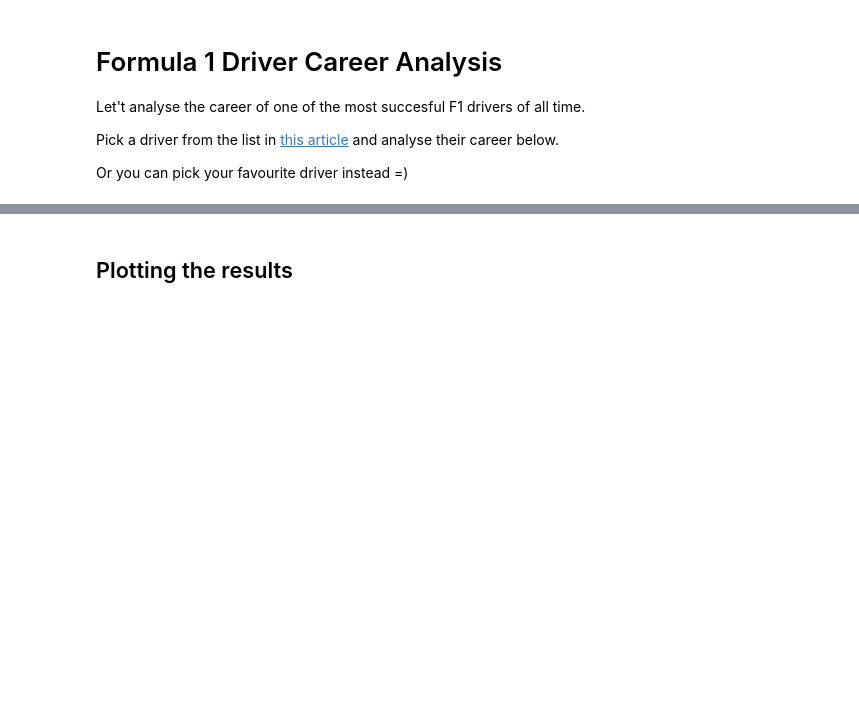
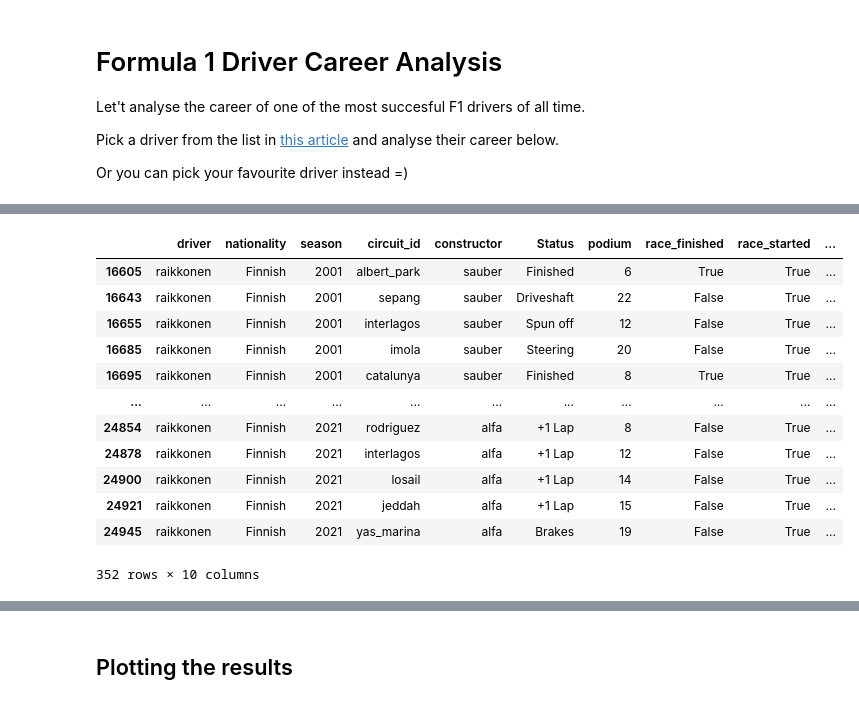
Before and after one commit to biroadama/bootcamp, a Jupyter notebook: 2022/python_workshop/notebooks/08_pandas.ipynb, the cells around one changed output, grey strips where cells are left out. Cells and saved outputs as stored; diff of their text form; code cells hidden in the pictures; blank space fills up the shorter version.

```diff
--- a/2022/python_workshop/notebooks/08_pandas.ipynb
+++ b/2022/python_workshop/notebooks/08_pandas.ipynb
@@ -918,3 +897,8 @@ UndefinedVariableError: name 'Austrian' is not defined
 # what are the results from the latest race?
 
 # hint: you may use the date column; convert it to datetime first!
+
+f1_results.loc[:, ['date']] = f1_results.loc[:, ['date']].apply(pd.to_datetime)
+f1_results.dtypes
+f1_latest = f1_results.loc[f1_results['date'] == f1_results['date'].max()]
+f1_latest.head()
@@ -944,7 +970,9 @@ f1_results['driver'].unique()
 # %%
 # which driver have you chosen?
-driver = '...'
+driver = 'raikkonen'
+#tsunoda
 
 # what nationality is this driver?
-nationality = ...
+nationality = f1_results[f1_results['driver']==driver][:1]['nationality'].item()
+
 print(f"{driver}'s nationality is {nationality}")
@@ -951,6 +981,9 @@ print(f"{driver}'s nationality is {nationality}")
 # %%
 # when was his first race and for which constructor?
-races = ...
-first_race_date = ...
-first_race_constructor = ...
+races = f1_results[f1_results['driver']==driver]
+
+first_race_date = races.season.min()
+
+first_race_constructor = races[races['season']==first_race_date][:1].constructor.item()
+
 print(f"{driver}'s first race was on {first_race_date} with {first_race_constructor}")
@@ -994,7 +1052,7 @@ print(f"{driver} has won {races_won} races")
 # race_finished (Boolean)
 # race_won (Boolean)
 # constructor
+import copy
 
-f1_career = ...
-
-f1_career.head()
+f1_career = copy.deepcopy(races)
+f1_career.drop(['GriD', 'tIME','points','date','DATE_of_birth'], axis=1, inplace=True)
@@ -1000,0 +1091,27 @@ f1_career.head()
+# %%
+f1_career=f1_career.reindex(columns=['driver','nationality','season','circuit_id','constructor','Status','podium'])
+f1_career
+
+f1_career['race_finished'] = np.where(f1_career['Status']=="Finished", True, False)
+
+f1_career['race_started'] = np.where((f1_career['Status']!="Did not qualify") &
+    (races['Status']!="Did not prequalify") &
+    (races['Status']!="Not classified"), True, False)
+
+f1_career['race_won'] = np.where(f1_career['podium']==1, True, False)
+
+f1_career
+# %% [output]
+|  | driver | nationality | season | circuit_id | constructor | Status | podium | race_finished | race_started | ... |
+| 16605 | raikkonen | Finnish | 2001 | albert_park | sauber | Finished | 6 | True | True | ... |
+| 16643 | raikkonen | Finnish | 2001 | sepang | sauber | Driveshaft | 22 | False | True | ... |
+| 16655 | raikkonen | Finnish | 2001 | interlagos | sauber | Spun off | 12 | False | True | ... |
+| 16685 | raikkonen | Finnish | 2001 | imola | sauber | Steering | 20 | False | True | ... |
+| 16695 | raikkonen | Finnish | 2001 | catalunya | sauber | Finished | 8 | True | True | ... |
+| ... | ... | ... | ... | ... | ... | ... | ... | ... | ... | ... |
+| 24854 | raikkonen | Finnish | 2021 | rodriguez | alfa | +1 Lap | 8 | False | True | ... |
+| 24878 | raikkonen | Finnish | 2021 | interlagos | alfa | +1 Lap | 12 | False | True | ... |
+| 24900 | raikkonen | Finnish | 2021 | losail | alfa | +1 Lap | 14 | False | True | ... |
+| 24921 | raikkonen | Finnish | 2021 | jeddah | alfa | +1 Lap | 15 | False | True | ... |
+| 24945 | raikkonen | Finnish | 2021 | yas_marina | alfa | Brakes | 19 | False | True | ... |
+352 rows × 10 columns
```
Also changed, not shown: parts of 22 cells of this notebook.
